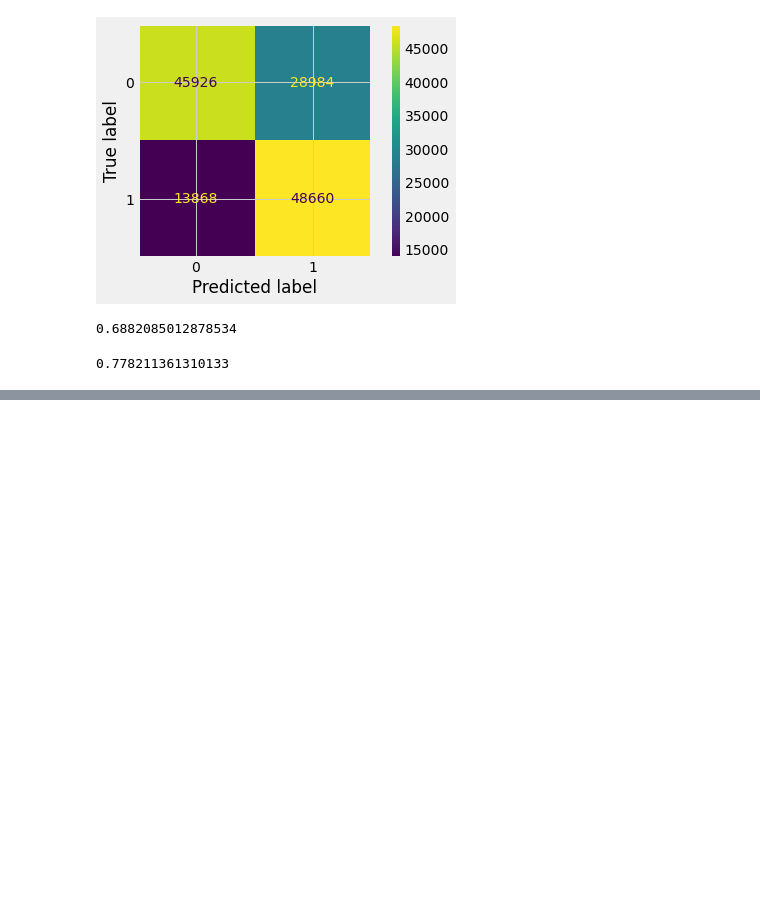
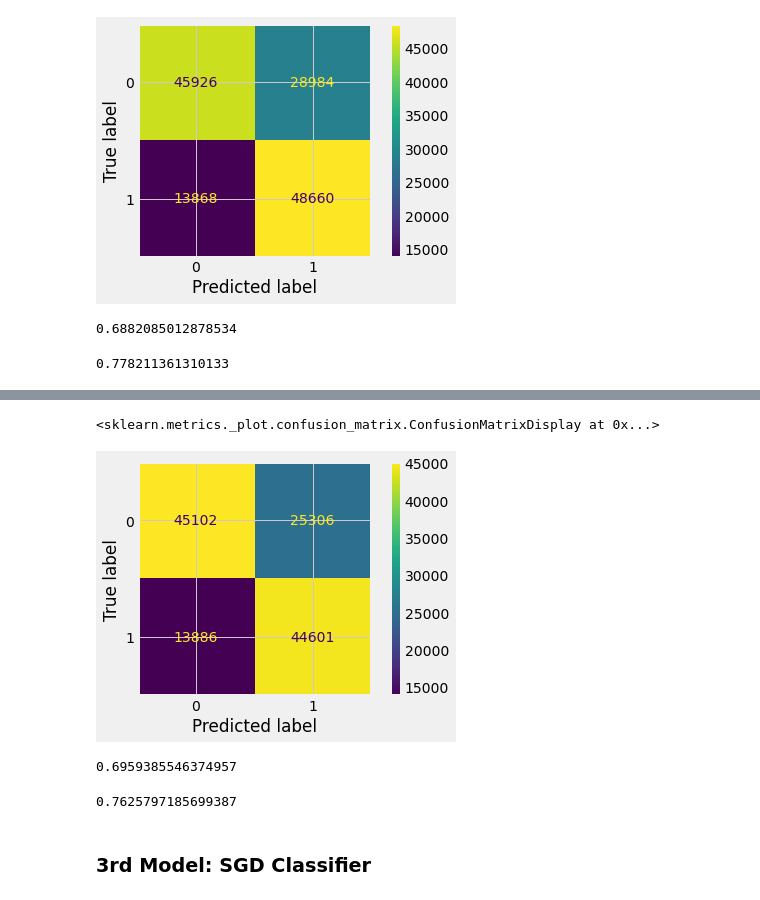
Before and after one commit to Luv2bnanook44/capstone_flatiron, a Jupyter notebook: final_notebook.ipynb, the cells around one changed output, grey strips where cells are left out. Saved outputs shown, nothing was run; the diff lists cells and outputs as text; code cells hidden in the pictures; blank space fills up the shorter version.

```diff
--- a/final_notebook.ipynb
+++ b/final_notebook.ipynb
@@ -261,0 +391,2 @@ recall_score(y_train, y_pred_tr, pos_label='1')
+# %%
+gs = GridSearchCV(lrgs, grid2)
@@ -261,0 +403,5 @@ recall_score(y_train, y_pred_tr, pos_label='1')
+# %%
+bp = gs.best_params_
+bp['penalty'] = 'elasticnet'
+bp['solver'] = 'saga'
+bp['l1_ratio'] = 0.3
@@ -261,0 +415,5 @@ recall_score(y_train, y_pred_tr, pos_label='1')
+# %%
+plot_confusion_matrix(lr, X_train_pp, y_train.astype(int))
+# %% [output]
+<sklearn.metrics._plot.confusion_matrix.ConfusionMatrixDisplay at 0x...>
+[figure, added]
@@ -261,0 +422,10 @@ recall_score(y_train, y_pred_tr, pos_label='1')
+# %%
+accuracy_score(y_train.astype(int), y_pred2)
+# %% [output]
+0.6959385546374957
+# %%
+recall_score(y_train.astype(int), y_pred2)
+# %% [output]
+0.7625797185699387
+# %% [markdown]
+### 3rd Model: SGD Classifier
```
Also changed, not shown: parts of 194 cells of this notebook.
